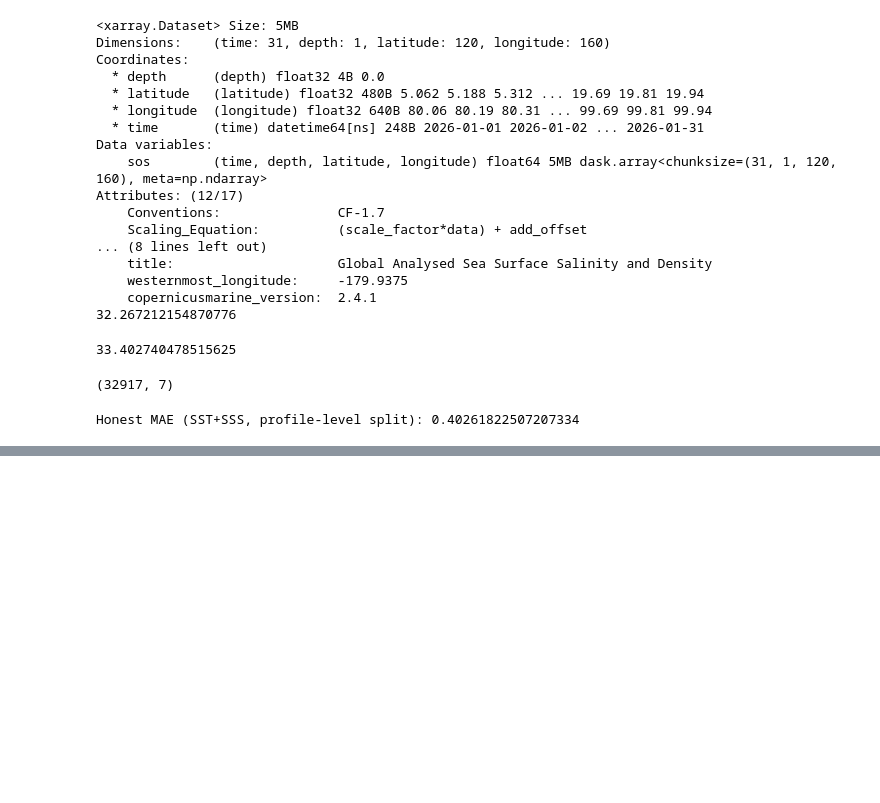
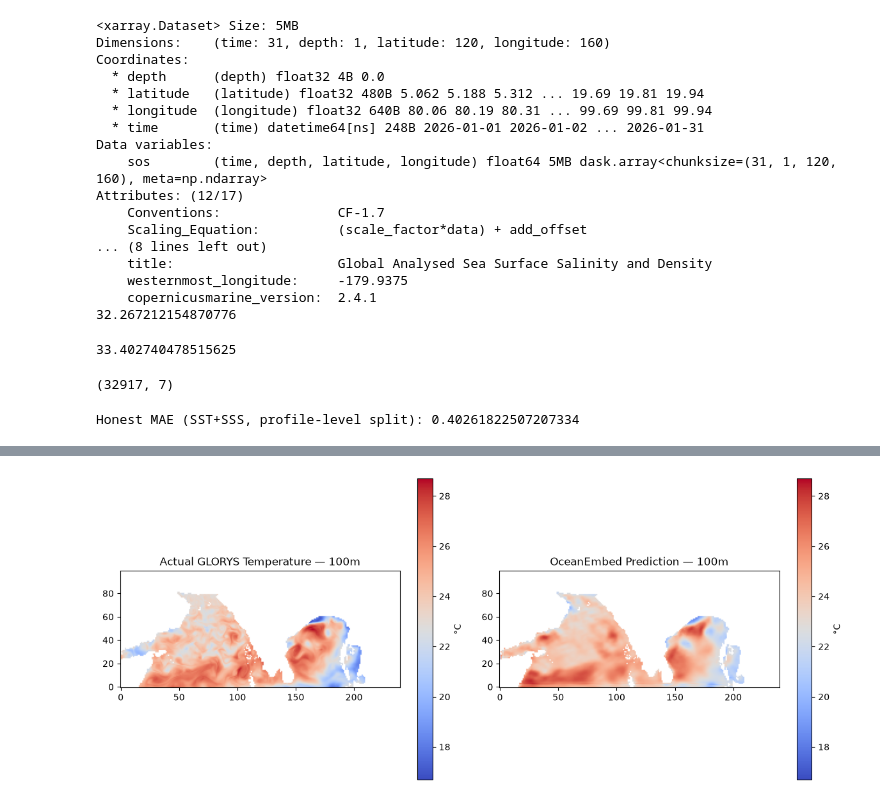
Before and after one commit to kanishkaanarang/oceanembed, a Jupyter notebook: notebooks/01_data_exploration.ipynb, the cells around one changed output, grey strips where cells are left out. Saved outputs shown, nothing was run; the diff lists cells and outputs as text; code cells hidden in the pictures; blank space fills up the shorter version.

Commit message:
Update OceanEmbed data processing and model

```diff
--- a/notebooks/01_data_exploration.ipynb
+++ b/notebooks/01_data_exploration.ipynb
@@ -610,0 +855,3 @@ plt.savefig('../results/shap_summary_v2.png', dpi=200, bbox_inches='tight')
+# %%
+winds_daily = winds_regional.resample(time="1D").mean()
+print(winds_daily)
@@ -610,0 +1049,13 @@ plt.savefig('../results/shap_summary_v2.png', dpi=200, bbox_inches='tight')
+# %%
+from torch.utils.data import random_split
+
+n = len(dataset)
+n_val = max(1, int(n * 0.2))
+n_train = n - n_val
+
+train_ds, val_ds = random_split(dataset, [n_train, n_val], generator=torch.Generator().manual_seed(42))
+
+train_loader = DataLoader(train_ds, batch_size=4, shuffle=True)
+val_loader = DataLoader(val_ds, batch_size=4, shuffle=False)
+
+print(f"Train: {len(train_ds)} samples, Val: {len(val_ds)} samples")
@@ -610,0 +1565,4 @@ plt.savefig('../results/shap_summary_v2.png', dpi=200, bbox_inches='tight')
+# %%
+data = np.load("data/processed/training_arrays.npz")
+inputs, targets, ocean_mask = data["inputs"], data["targets"], data["ocean_mask"]
+print(inputs.shape, targets.shape)
@@ -610,0 +2956,29 @@ plt.savefig('../results/shap_summary_v2.png', dpi=200, bbox_inches='tight')
+# %%
+import matplotlib.pyplot as plt
+import numpy as np
+
+depth_idx = 7  # 100m — near the thermocline, the hardest region, most impressive if it looks good
+sample_idx = 0  # first validation day
+
+pred_field = predictions[sample_idx, depth_idx, :, :]
+actual_field = actual_targets[sample_idx, depth_idx, :, :]
+
+masked_pred = np.where(ocean_mask, pred_field, np.nan)
+masked_actual = np.where(ocean_mask, actual_field, np.nan)
+
+fig, axes = plt.subplots(1, 2, figsize=(12, 5))
+vmin, vmax = np.nanmin(masked_actual), np.nanmax(masked_actual)
+
+im0 = axes[0].imshow(masked_actual, cmap='coolwarm', vmin=vmin, vmax=vmax, origin='lower')
+axes[0].set_title(f"Actual GLORYS Temperature — {STANDARD_DEPTHS[depth_idx]}m")
+plt.colorbar(im0, ax=axes[0], label="°C")
+
+im1 = axes[1].imshow(masked_pred, cmap='coolwarm', vmin=vmin, vmax=vmax, origin='lower')
+axes[1].set_title(f"OceanEmbed Prediction — {STANDARD_DEPTHS[depth_idx]}m")
+plt.colorbar(im1, ax=axes[1], label="°C")
+
+plt.tight_layout()
+plt.savefig("results/prediction_vs_actual_map.png", dpi=200, bbox_inches="tight")
+plt.show()
+# %% [output]
+[figure, added]
```
Also changed, not shown: parts of 73 cells of this notebook, 10 other files.
